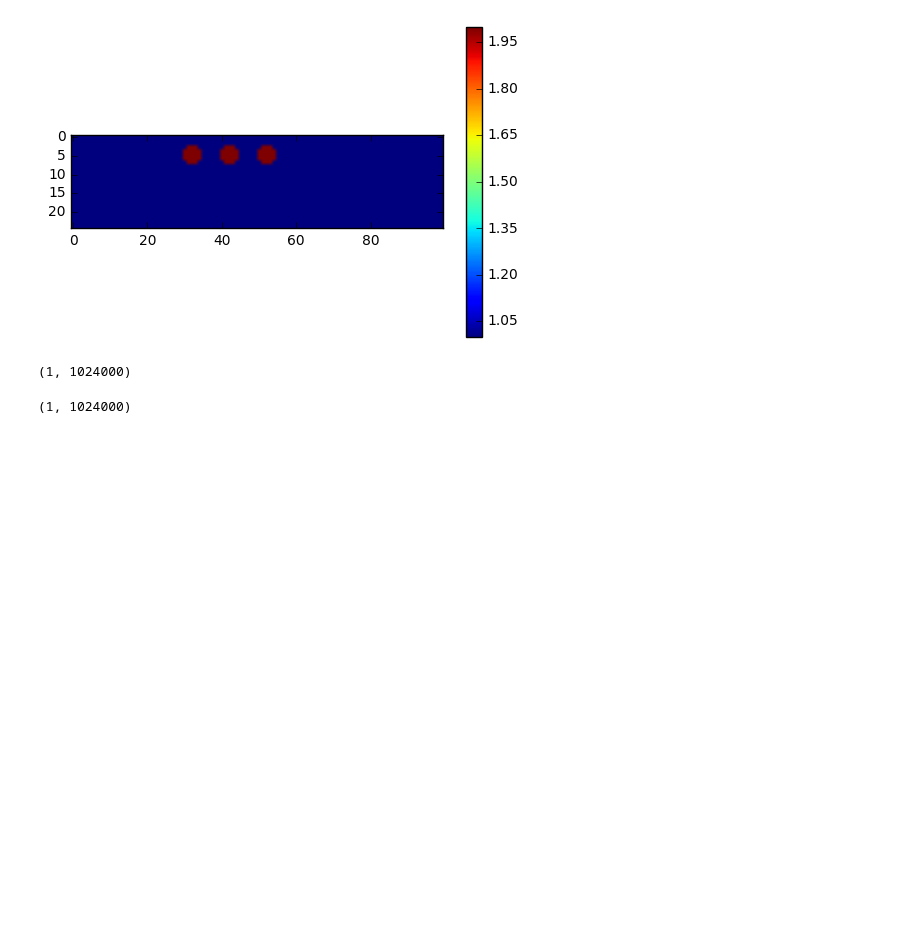
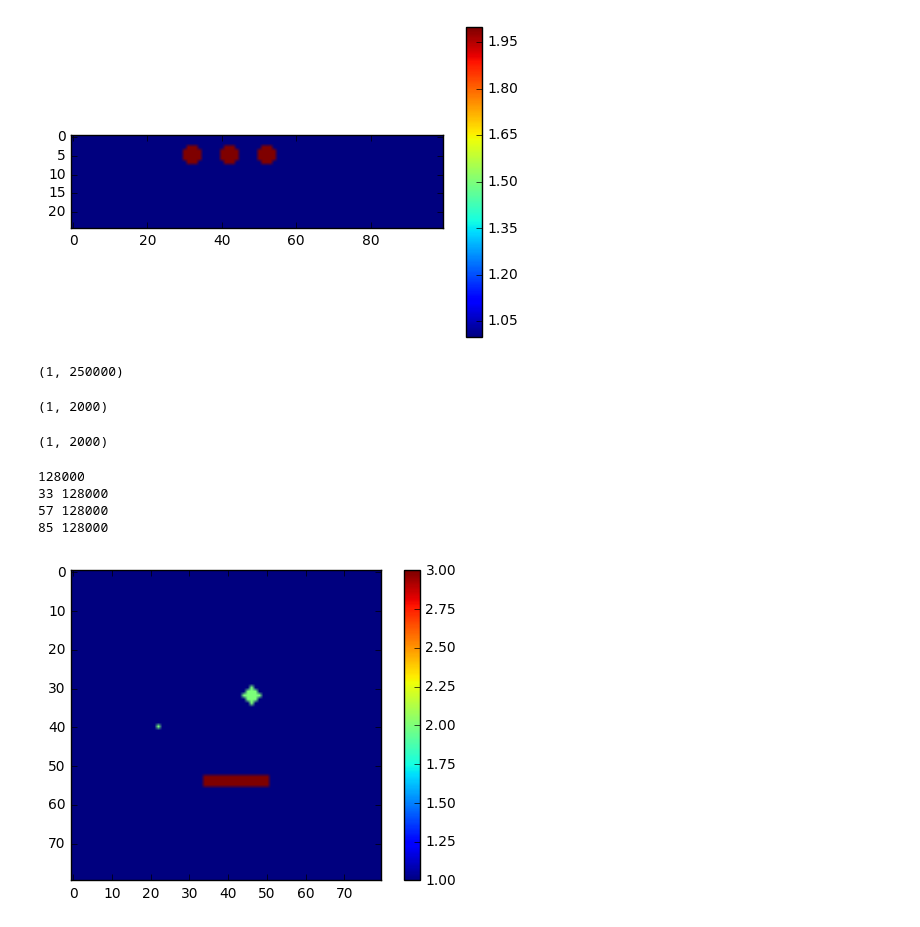
Before and after one commit to nicocarbone/CUDAMCFL, a Jupyter notebook: Bulk_descriptor_creator.ipynb, the cells around one changed output. Cells and saved outputs as stored; diff of their text form; code cells hidden in the pictures; blank space fills up the shorter version.

```diff
--- a/Bulk_descriptor_creator.ipynb
+++ b/Bulk_descriptor_creator.ipynb
@@ -157,26 +173,64 @@ cbar = plt.colorbar()
 [figure]
 # %%
 # Flatten matrix and save
-filenameCyl = "3Dbulk-cyl-z1"
 bulk_flat = bulk3dCyl.T.reshape(1,size_lat*size_lat*size_depth)
 print(bulk_flat.shape)
-with open(filenameCyl,"wb") as f:
-                savetxt(f, bulk_flat, fmt='%i', delimiter=" ")
+
+filenameCyl = "3Dbulk-cyl-z1"
+#with open(filenameCyl,"wb") as f:
+#                savetxt(f, bulk_flat, fmt='%i', delimiter=" ")
+# %% [output]
+(1, 250000)
 # %%
 # Flatten matrix and save
-filenameSph = "3Dbulk-sph-gs8"
 bulk_flat = bulk3dSph.T.reshape(1,size_lat*size_lat*size_depth)
 print(bulk_flat.shape)
-with open(filenameSph,"wb") as f:
-                savetxt(f, bulk_flat, fmt='%i', delimiter=" ")
+
+filenameSph = "3Dbulk-sph-gs1"
+#with open(filenameSph,"wb") as f:
+#                savetxt(f, bulk_flat, fmt='%i', delimiter=" ")
 # %% [output]
-(1, 1024000)
+(1, 2000)
 # %%
 # Generate and save homogeneous matrix for background
-filename_back = "3Dbulk-fondo-gs8"
 bulk_flat_back = np.full((size_lat,size_lat,size_depth),1,dtype=int).reshape(1,size_lat*size_lat*size_depth)
 print(bulk_flat_back.shape)
-with open(filename_back,"wb") as f:
-                savetxt(f, bulk_flat_back, fmt='%i', delimiter=" ")
+
+filename_back = "3Dbulk-fondo-gs1"
+#with open(filename_back,"wb") as f:
+#                savetxt(f, bulk_flat_back, fmt='%i', delimiter=" ")
 # %% [output]
-(1, 1024000)
+(1, 2000)
+# %%
+# Full simulation of whole field reflectance experiment
+# 3D bulk size info
+grid_size = 4
+thickness = 5
+size_lat = 4*thickness*grid_size
+size_depth = thickness*grid_size
+print(size_lat*size_lat*size_depth)
+
+# Add spheres
+
+bulk3d = np.full((size_lat,size_lat,size_depth),1,dtype=int)
+bulk3d_size = [4*thickness, 4*thickness, thickness]
+
+sph_pos1 = (-4.5, 0, 1.5)
+sph_pos2 = (1.5, -2.0, 1.15)
+cyl_pos1 = (0.5, 3.5, 1.)
+
+
+addSphere(bulk3d, bulk3d_size, sph_pos1, 0.5, 2)
+addSphere(bulk3d, bulk3d_size, sph_pos2, 0.6, 2)
+addYZCyl(bulk3d, bulk3d_size, cyl_pos1, 0.3, 4, 3)
+# %% [output]
+128000
+33 128000
+57 128000
+85 128000
+# %%
+bulk3dTemp = XYRotate(bulk3d, 0)
+plt.imshow(bulk3dTemp[:,:,4].T,vmin=1)
+cbar = plt.colorbar()
+# %% [output]
+[figure, added]
```
Also changed, not shown: parts of 9 cells of this notebook.
